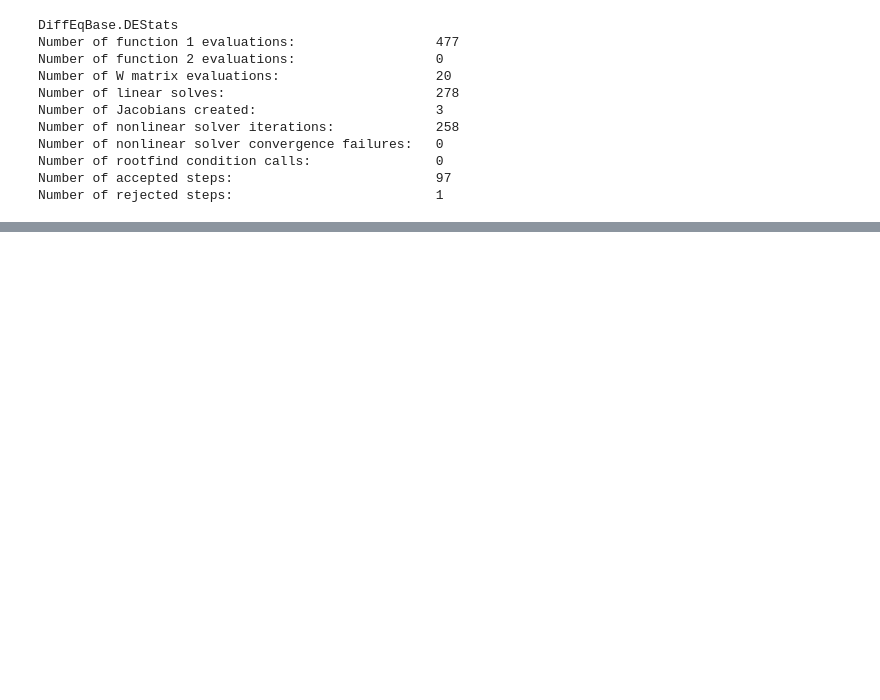
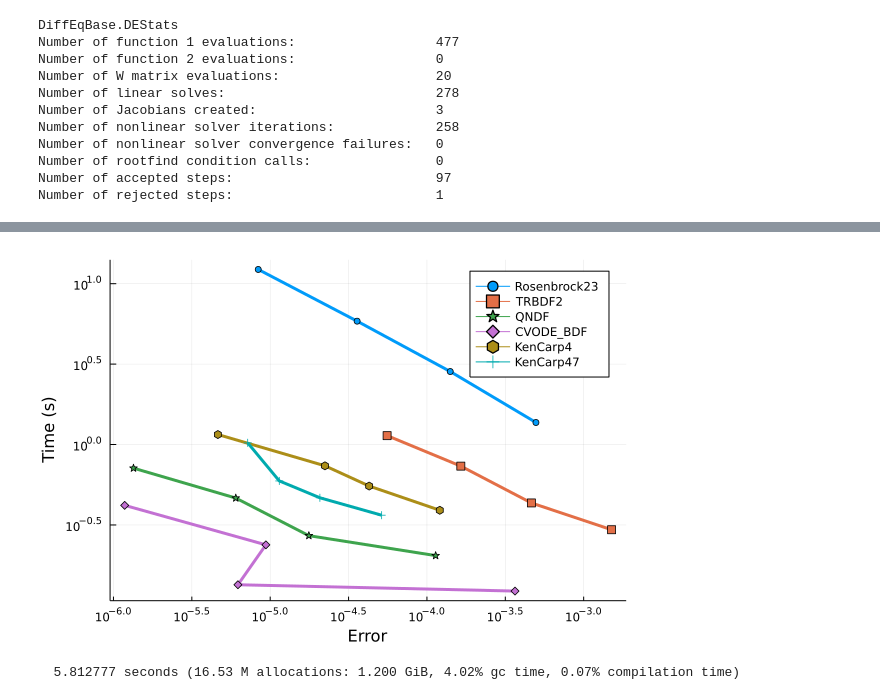
Before and after one commit to spraharsh/basins.jl, a Jupyter notebook: benchmarks.ipynb, the cells around one changed output, grey strips where cells are left out. Saved outputs shown, nothing was run; the diff lists cells and outputs as text; code cells hidden in the pictures; blank space fills up the shorter version.

```diff
--- a/benchmarks.ipynb
+++ b/benchmarks.ipynb
@@ -199,0 +176,28 @@ plot(wp2, fmt=:png)
+# %%
+BLAS.set_num_threads(4);
+abstols = 1.0 ./ 10.0 .^ (5:8);
+reltols = 1.0 ./ 10.0 .^ (5:8);
+setups = [
+          Dict(:alg=>Rosenbrock23(autodiff=false)),
+          Dict(:alg=>TRBDF2(autodiff=false)),
+          Dict(:alg=>QNDF(autodiff=false)),
+          #Dict(:alg=>rodas()),
+          Dict(:alg=>CVODE_BDF()),
+          #Dict(:alg=>Rodas4(autodiff=false)),
+          #Dict(:alg=>Rodas5(autodiff=false)),
+          Dict(:alg=>KenCarp4(autodiff=false)),
+          Dict(:alg=>KenCarp47(autodiff=false)),
+          #Dict(:alg=>RadauIIA5(autodiff=false)),
+          #Dict(:alg=>lsoda()),
+          ];
+wp2 = WorkPrecisionSet(prob,abstols,reltols,setups;error_estimate=:l2,
+                      appxsol=sol,maxiters=Int(1e5),numruns=1);
+plot(wp2)
+# %%
+plot(wp2, fmt=:png)
+# %% [output]
+[figure, added]
+# %%
+@time sol = solve(prob, Rodas5(autodiff=false), abstol=abstol, reltol=reltol);
+# %% [output]
+  5.812777 seconds (16.53 M allocations: 1.200 GiB, 4.02% gc time, 0.07% compilation time)
```
Also changed, not shown: parts of 10 cells of this notebook, 3 other files.
